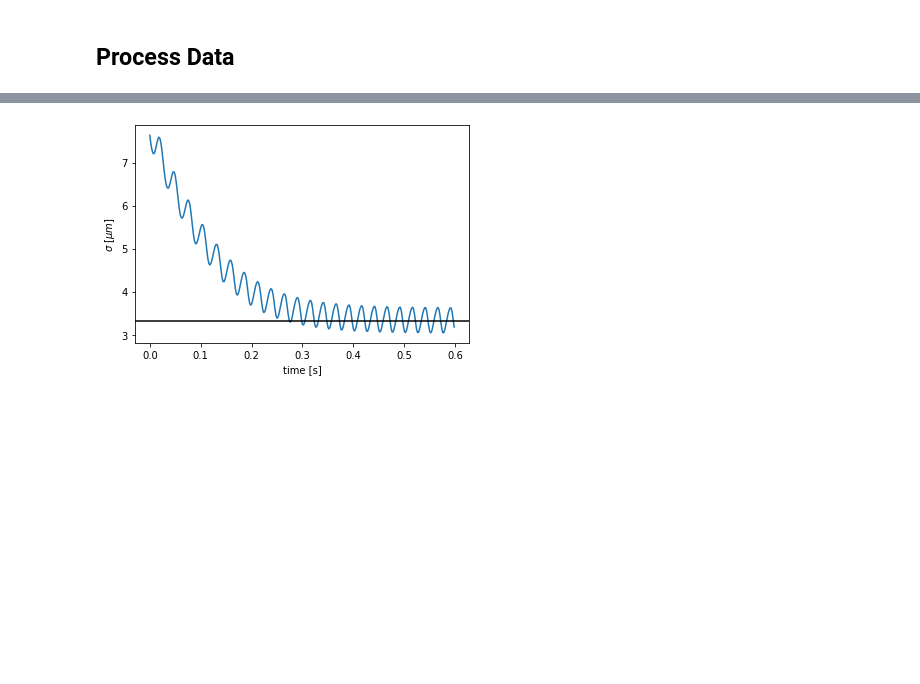
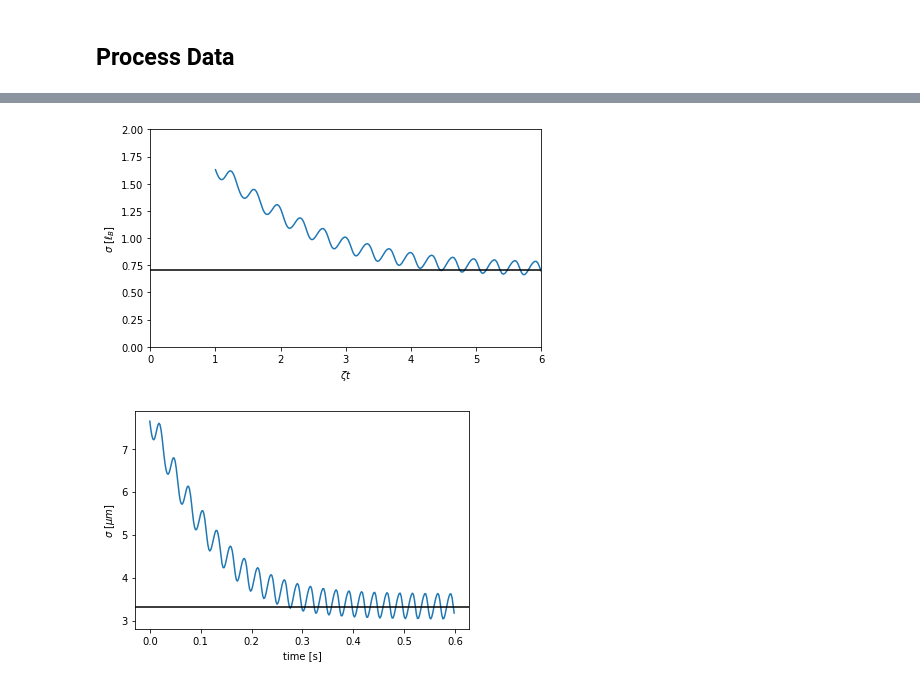
Before and after one commit to biswaroopmukherjee/condensate, a Jupyter notebook: notebooks/Hall strip.ipynb, the cells around one changed output, grey strips where cells are left out. Cells and saved outputs as stored; diff of their text form; code cells hidden in the pictures; blank space fills up the shorter version.

```diff
--- a/notebooks/Hall strip.ipynb
+++ b/notebooks/Hall strip.ipynb
@@ -174,3 +202,17 @@ gs.head()
+# %%
+zeta = epsilon * omega / 2
+# %%
+plt.figure(figsize=(7,4))
+widths = np.array([1e-6 * abs(r[4][2]) / lb for r in gs.itertuples()])
+plt.plot(zeta * gs['time'] +1, 1e6*widths)
+plt.axhline(1/np.sqrt(2),c='k')
+plt.xlabel(r'$\zeta t$')
+plt.ylabel(r'$\sigma$ [$\ell_B$]')
+plt.ylim([0,2])
+plt.xlim([0,6])
+plt.savefig('figures/rotini1d/widths.png', dpi=200)
+# %% [output]
+[figure, added]
 # %%
 widths = np.array([abs(r[4][2]) for r in gs.itertuples()])
 plt.plot(gs['time'], 1e6*widths)
```
Also changed, not shown: parts of 8 cells of this notebook, 3 other files.
